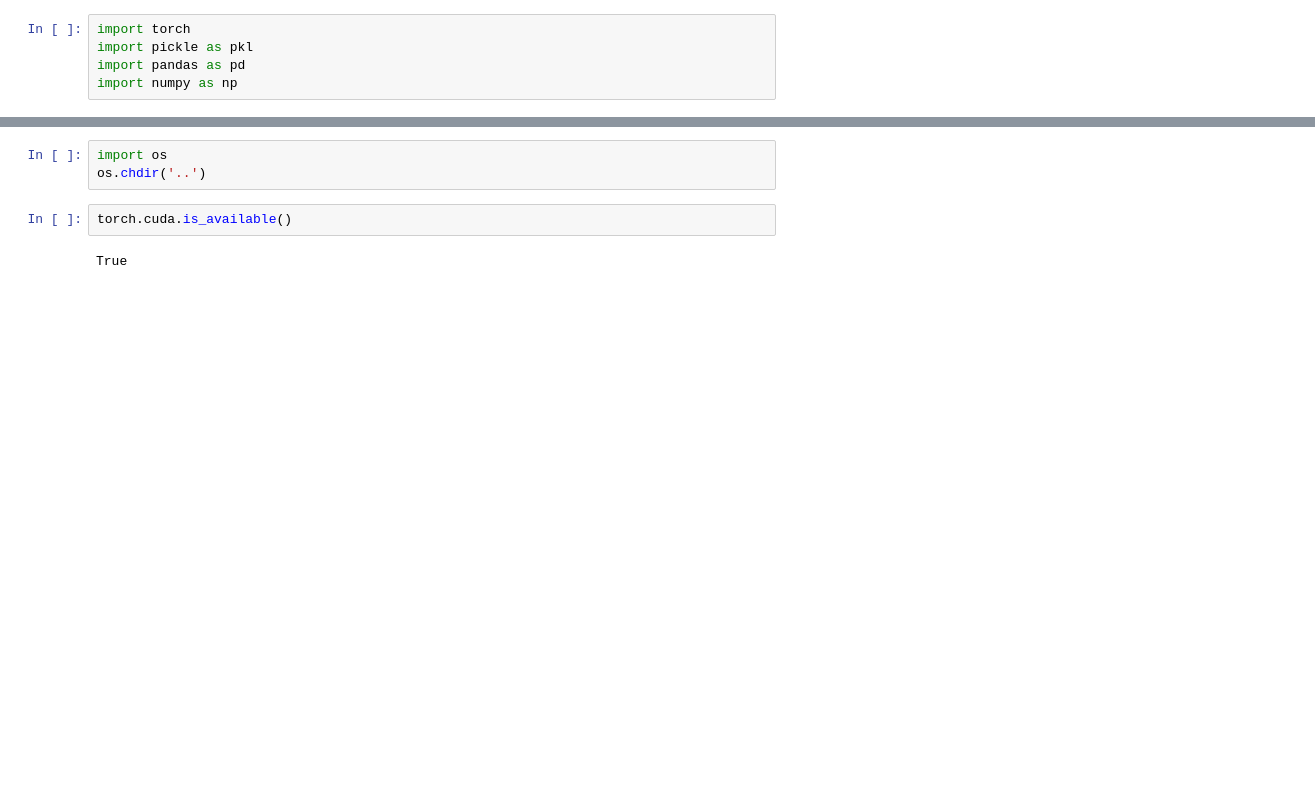
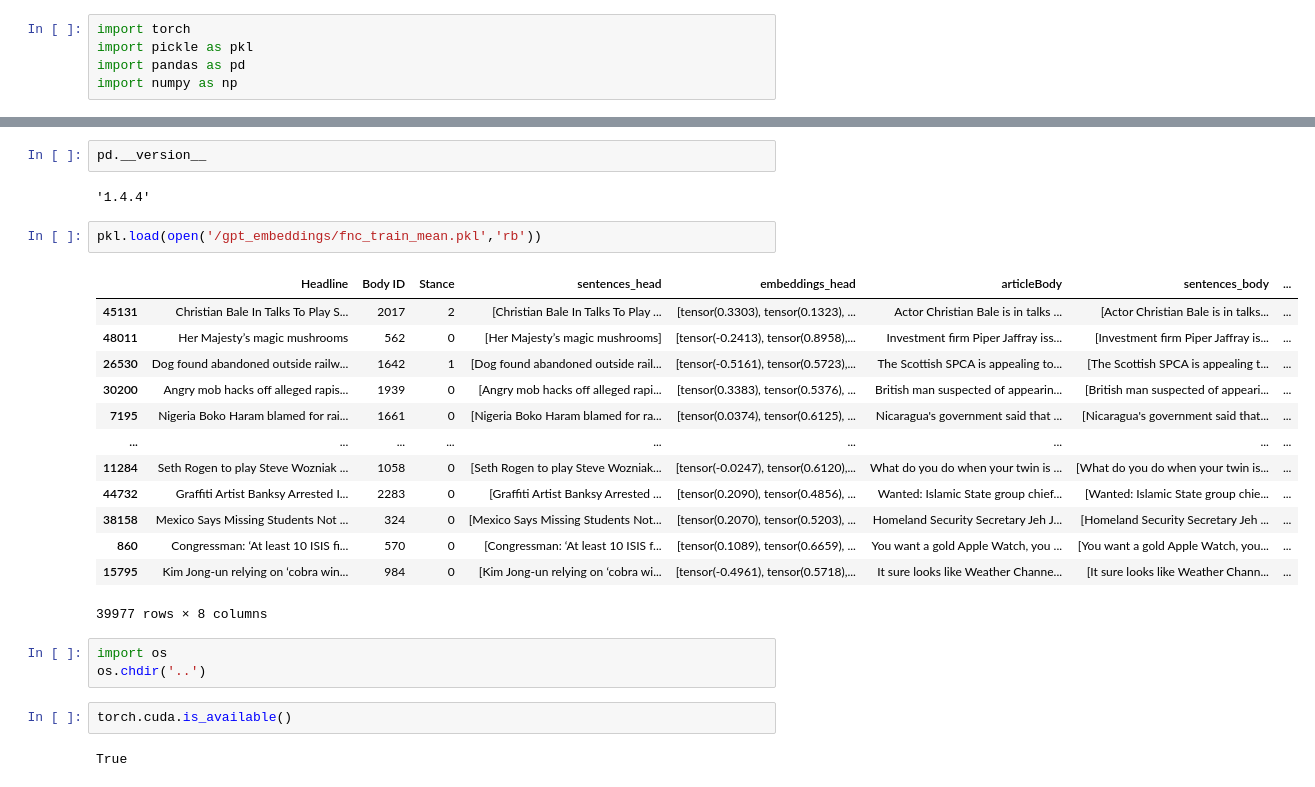
Before and after one commit to songwdfu/NLP_PJ, a Jupyter notebook: BERT_embeddings/BERT_embedding_preprocessing_test.ipynb, the cells around one changed output, grey strips where cells are left out. Cells and saved outputs as stored; diff of their text form; blank space fills up the shorter version.

```diff
--- a/BERT_embeddings/BERT_embedding_preprocessing_test.ipynb
+++ b/BERT_embeddings/BERT_embedding_preprocessing_test.ipynb
@@ -6,3 +24,23 @@ import numpy as np
+# %%
+pd.__version__
+# %% [output]
+'1.4.4'
+# %%
+pkl.load(open('/gpt_embeddings/fnc_train_mean.pkl','rb'))
+# %% [output]
+|  | Headline | Body ID | Stance | sentences_head | embeddings_head | articleBody | sentences_body | ... |
+| 45131 | Christian Bale In Talks To Play S... | 2017 | 2 | [Christian Bale In Talks To Play ... | [tensor(0.3303), tensor(0.1323), ... | Actor Christian Bale is in talks ... | [Actor Christian Bale is in talks... | ... |
+| 48011 | Her Majesty’s magic mushrooms | 562 | 0 | [Her Majesty’s magic mushrooms] | [tensor(-0.2413), tensor(0.8958),... | Investment firm Piper Jaffray iss... | [Investment firm Piper Jaffray is... | ... |
+| 26530 | Dog found abandoned outside railw... | 1642 | 1 | [Dog found abandoned outside rail... | [tensor(-0.5161), tensor(0.5723),... | The Scottish SPCA is appealing to... | [The Scottish SPCA is appealing t... | ... |
+| 30200 | Angry mob hacks off alleged rapis... | 1939 | 0 | [Angry mob hacks off alleged rapi... | [tensor(0.3383), tensor(0.5376), ... | British man suspected of appearin... | [British man suspected of appeari... | ... |
+| 7195 | Nigeria Boko Haram blamed for rai... | 1661 | 0 | [Nigeria Boko Haram blamed for ra... | [tensor(0.0374), tensor(0.6125), ... | Nicaragua's government said that ... | [Nicaragua's government said that... | ... |
+| ... | ... | ... | ... | ... | ... | ... | ... | ... |
+| 11284 | Seth Rogen to play Steve Wozniak ... | 1058 | 0 | [Seth Rogen to play Steve Wozniak... | [tensor(-0.0247), tensor(0.6120),... | What do you do when your twin is ... | [What do you do when your twin is... | ... |
+| 44732 | Graffiti Artist Banksy Arrested I... | 2283 | 0 | [Graffiti Artist Banksy Arrested ... | [tensor(0.2090), tensor(0.4856), ... | Wanted: Islamic State group chief... | [Wanted: Islamic State group chie... | ... |
+| 38158 | Mexico Says Missing Students Not ... | 324 | 0 | [Mexico Says Missing Students Not... | [tensor(0.2070), tensor(0.5203), ... | Homeland Security Secretary Jeh J... | [Homeland Security Secretary Jeh ... | ... |
+| 860 | Congressman: ‘At least 10 ISIS fi... | 570 | 0 | [Congressman: ‘At least 10 ISIS f... | [tensor(0.1089), tensor(0.6659), ... | You want a gold Apple Watch, you ... | [You want a gold Apple Watch, you... | ... |
+| 15795 | Kim Jong-un relying on ‘cobra win... | 984 | 0 | [Kim Jong-un relying on ‘cobra wi... | [tensor(-0.4961), tensor(0.5718),... | It sure looks like Weather Channe... | [It sure looks like Weather Chann... | ... |
+39977 rows × 8 columns
 # %%
 import os
 os.chdir('..')
```
Also changed, not shown: parts of 4 cells of this notebook, 1 other file.
